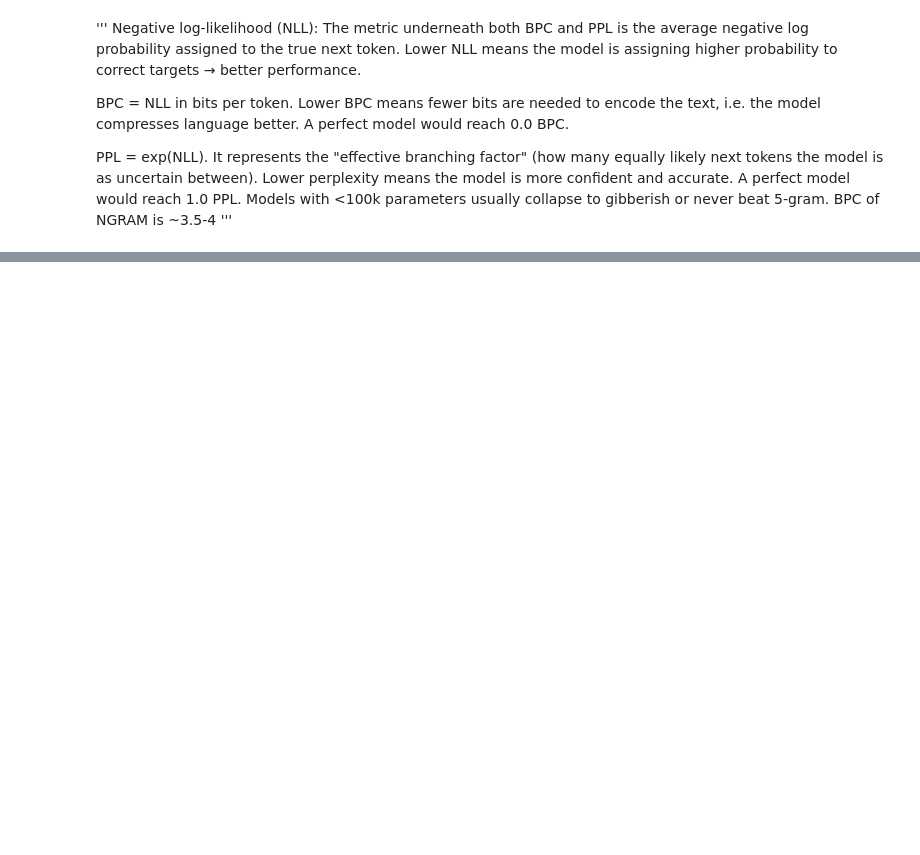
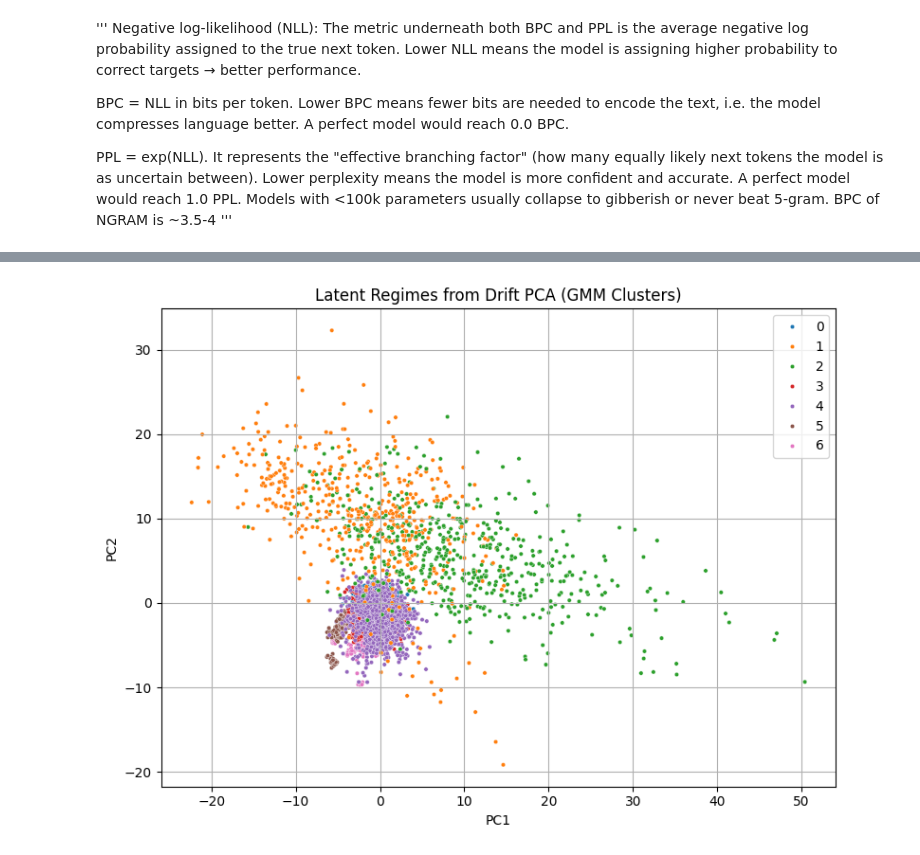
Before and after one commit to falseywinchnet/EpistemicGPT, a Jupyter notebook: 2026GPT.ipynb, the cells around one changed output, grey strips where cells are left out. Saved outputs shown, nothing was run; the diff lists cells and outputs as text; code cells hidden in the pictures; blank space fills up the shorter version.

```diff
--- a/2026GPT.ipynb
+++ b/2026GPT.ipynb
@@ -1140,3 +1140,9 @@ plot_gmm_clusters(proj, labels)
+# %%
+proj, residuals = get_projected_residuals(drift_matrix, pca)
+gmm, labels = fit_gmm(proj, k=7)
+plot_gmm_clusters(proj, labels)
+# %% [output]
+[figure, added]
 # %%
 import matplotlib.pyplot as plt
 from contextlib import contextmanager
```
Also changed, not shown: parts of 12 cells of this notebook.
